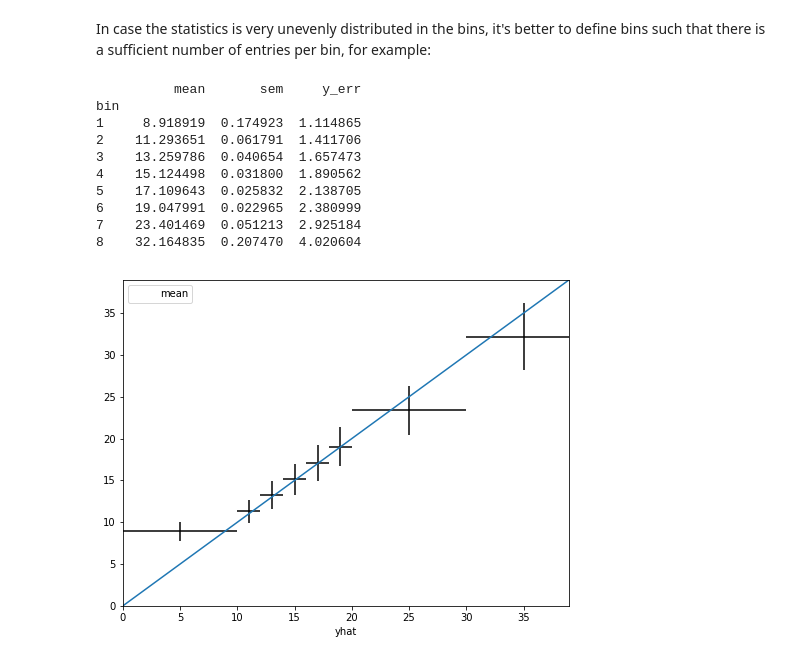
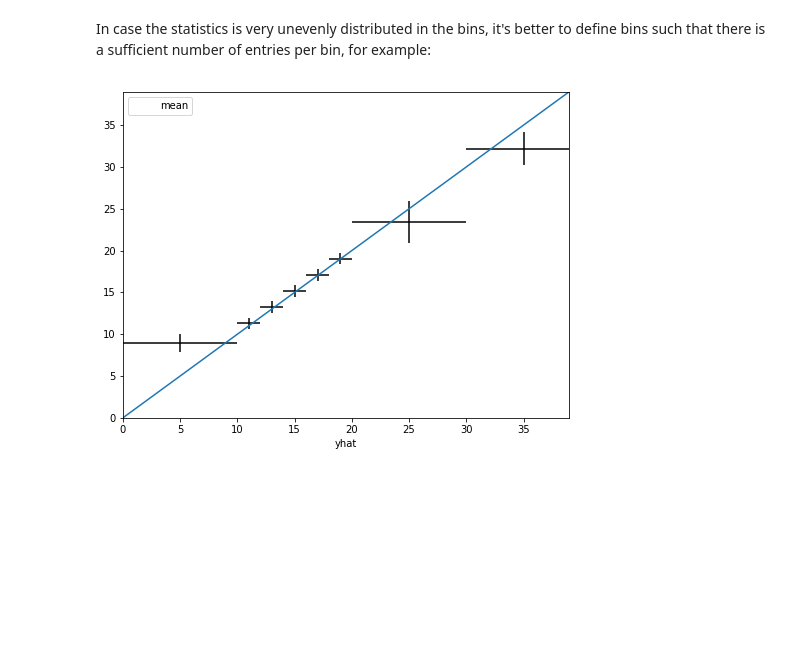
Before and after one commit to ukerzel/IUBHDemo, a Jupyter notebook: DiagonalPlot.ipynb, the cells around one changed output. Cells and saved outputs as stored; diff of their text form; code cells hidden in the pictures; blank space fills up the shorter version.

```diff
--- a/DiagonalPlot.ipynb
+++ b/DiagonalPlot.ipynb
@@ -78,7 +78,7 @@ df['bin'] = np.digitize(yhat, bins=bins)
 binned = df.groupby('bin')
 
 # calculate mean and standard error of the mean for true values in each bin
-result = binned['y'].agg(['mean', 'sem'])
+result = binned['y'].agg(['mean', 'std'])
 print(result)
 
 
@@ -92,8 +92,6 @@ for i in range(1,n_bins+1):
         result.loc[i] = [NaN,NaN]
 result = result.sort_index()
 
-# calculate the y_err of each bin for the result
-result['y_err'] = 1.0/len(result)*np.sqrt( (result['mean']**2))
 result['yhat'] = bin_centers
 result['yhat_err'] = bin_width / 2
 
@@ -101,7 +99,7 @@ result.plot(
     x='yhat',
     y='mean',
     xerr='yhat_err',
-    yerr='y_err',
+    yerr='std',
     linestyle='none',
     capsize=0,
     color='black',
@@ -143,48 +141,35 @@ df['bin'] = np.digitize(yhat, bins=bins)
 binned = df.groupby('bin')
 
 # calculate mean and standard error of the mean for true values in each bin
-result = binned['y'].agg(['mean', 'sem'])
-
-# calculate the y_err of each bin for the result
-result['y_err'] = 1.0/len(result)*np.sqrt( (result['mean']**2))
+result = binned['y'].agg(['mean', 'std'])
 
 #make sure that we have each a value in each bin and no NaNs
 #result = result.fillna(0.0)
 
 
 for i in range(1,n_bins+1):
     if i not in result.index:
         result2.loc[i] = [NaN,NaN]
 result = result.sort_index()
 
 result['yhat'] = bin_centers
 result['yhat_err'] = bin_width
 
 result.plot(
     x='yhat',
     y='mean',
     xerr='yhat_err',
-    yerr='y_err',
+    yerr='std',
     linestyle='none',
     capsize=0,
     color='black',
 )
 
 #add a diagonalto guide the eye
 x_space = np.linspace(x_min, x_max)
 plt.plot(x_space, 1.0*x_space)
 plt.ylim(0, border)
 plt.xlim(0, border)
 plt.show()
 # %% [output]
-          mean       sem     y_err
-bin
-1     8.918919  0.174923  1.114865
-2    11.293651  0.061791  1.411706
-3    13.259786  0.040654  1.657473
-4    15.124498  0.031800  1.890562
-5    17.109643  0.025832  2.138705
-6    19.047991  0.022965  2.380999
-7    23.401469  0.051213  2.925184
-8    32.164835  0.207470  4.020604
-[figure, old version]
+[figure, new version]
```
Also changed, not shown: parts of 1 cell of this notebook.
